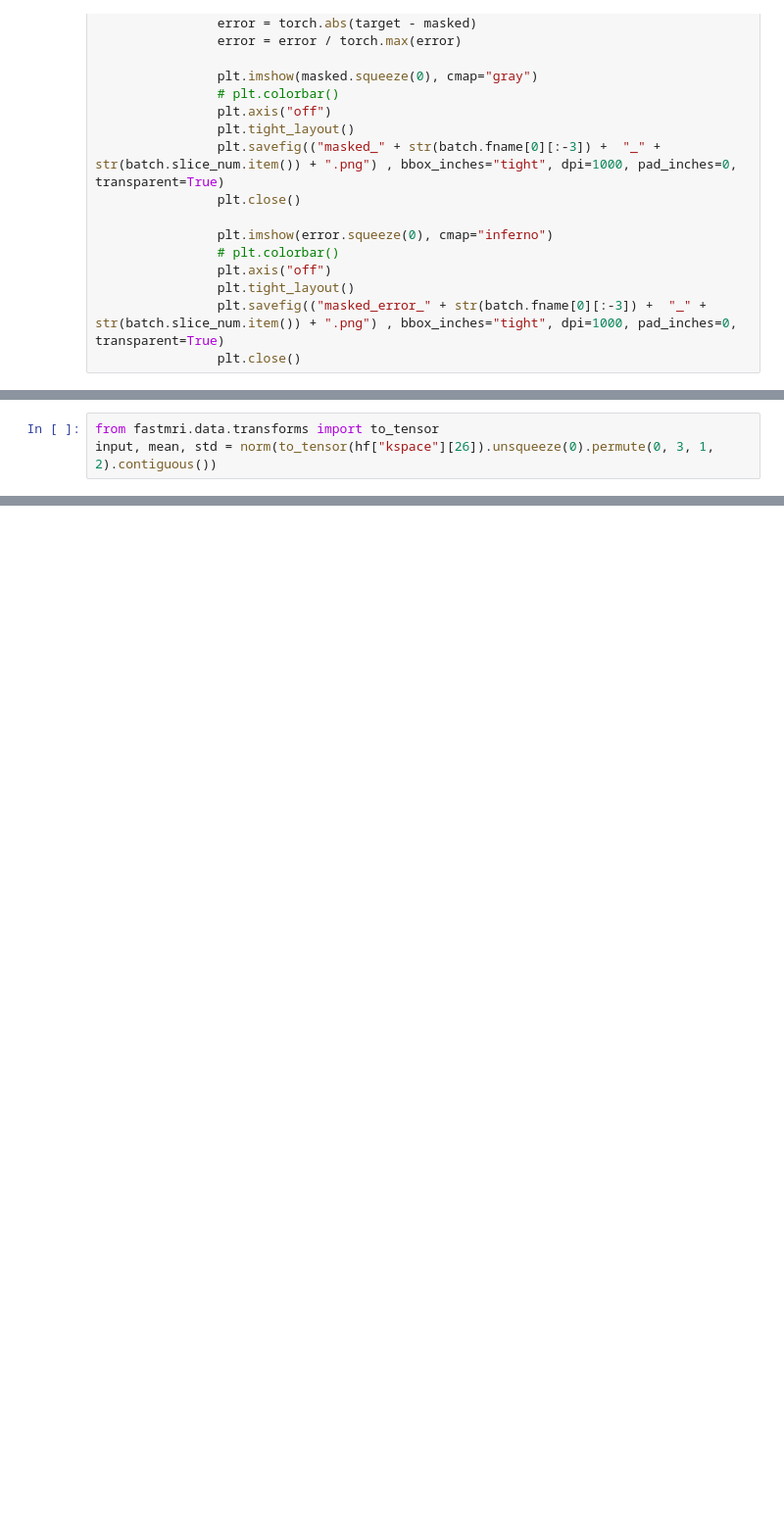
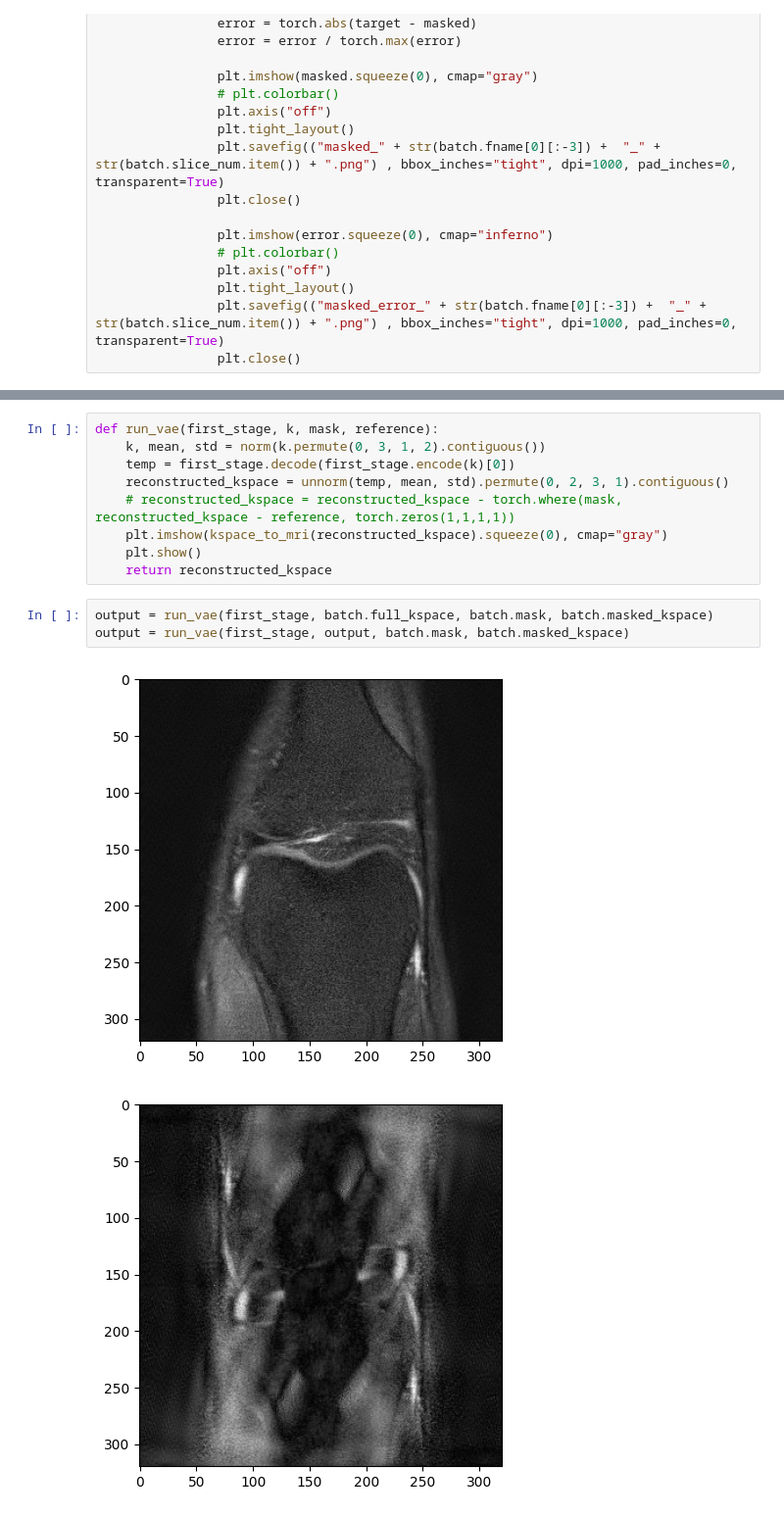
Before and after one commit to sandrosage/kspace-diffusion, a Jupyter notebook: generate_ldm.ipynb, the cells around one changed output, grey strips where cells are left out. Shown at 98% size. Drawn from its saved outputs; the diff is of its cells as text; blank space fills up the shorter version.

```diff
--- a/generate_ldm.ipynb
+++ b/generate_ldm.ipynb
@@ -347,3 +362,0 @@ hf = h5py.File("/vol/datasets/cil/2021_11_23_fastMRI_data/knee/unzipped/singleco
-# %%
-from fastmri.data.transforms import to_tensor
-input, mean, std = norm(to_tensor(hf["kspace"][26]).unsqueeze(0).permute(0, 3, 1, 2).contiguous())
@@ -386,0 +390,15 @@ plt.show()
+# %%
+def run_vae(first_stage, k, mask, reference):
+    k, mean, std = norm(k.permute(0, 3, 1, 2).contiguous())
+    temp = first_stage.decode(first_stage.encode(k)[0])
+    reconstructed_kspace = unnorm(temp, mean, std).permute(0, 2, 3, 1).contiguous()
+    # reconstructed_kspace = reconstructed_kspace - torch.where(mask, reconstructed_kspace - reference, torch.zeros(1,1,1,1))
+    plt.imshow(kspace_to_mri(reconstructed_kspace).squeeze(0), cmap="gray")
+    plt.show()
+    return reconstructed_kspace
+# %%
+output = run_vae(first_stage, batch.full_kspace, batch.mask, batch.masked_kspace)
+output = run_vae(first_stage, output, batch.mask, batch.masked_kspace)
+# %% [output]
+[figure, added]
+[figure, added]
```
Also changed, not shown: parts of 22 cells of this notebook, 19 other files.
